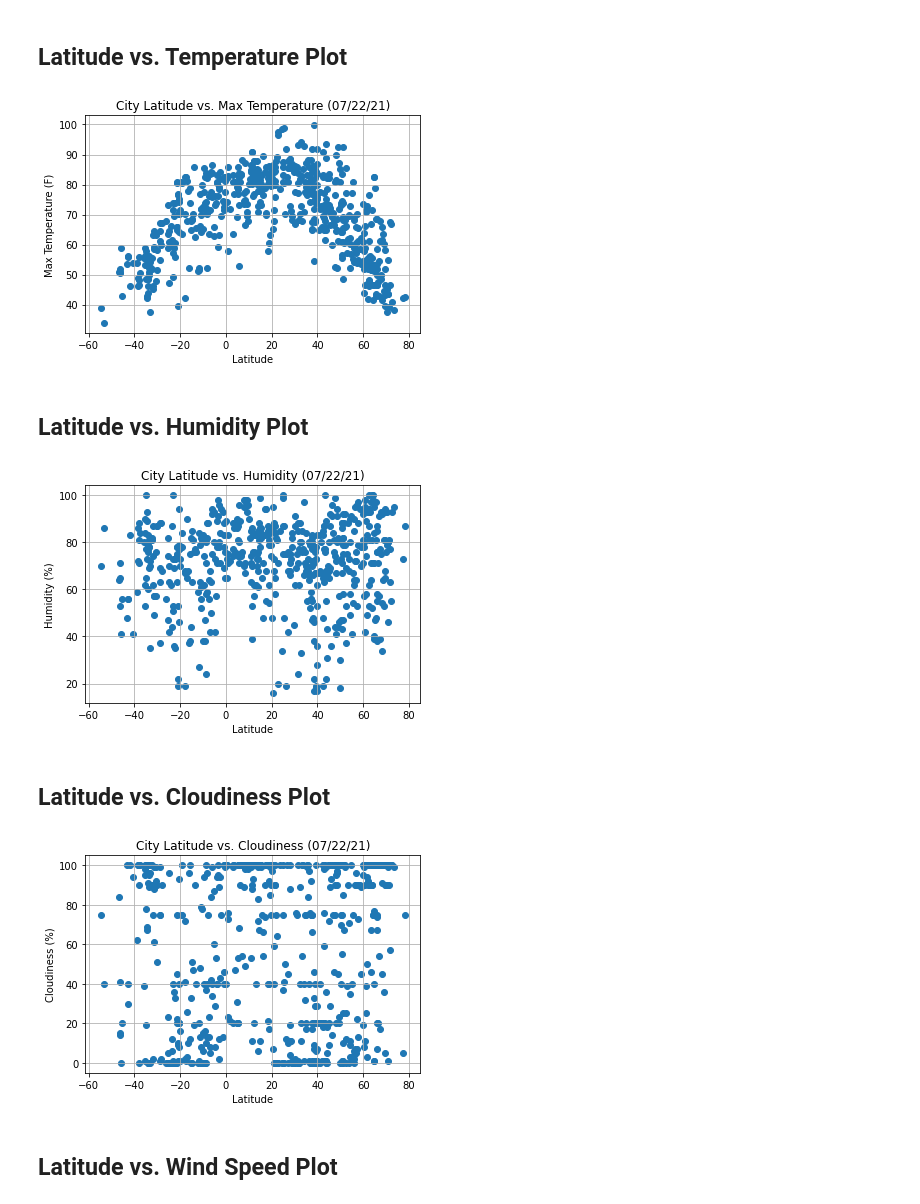
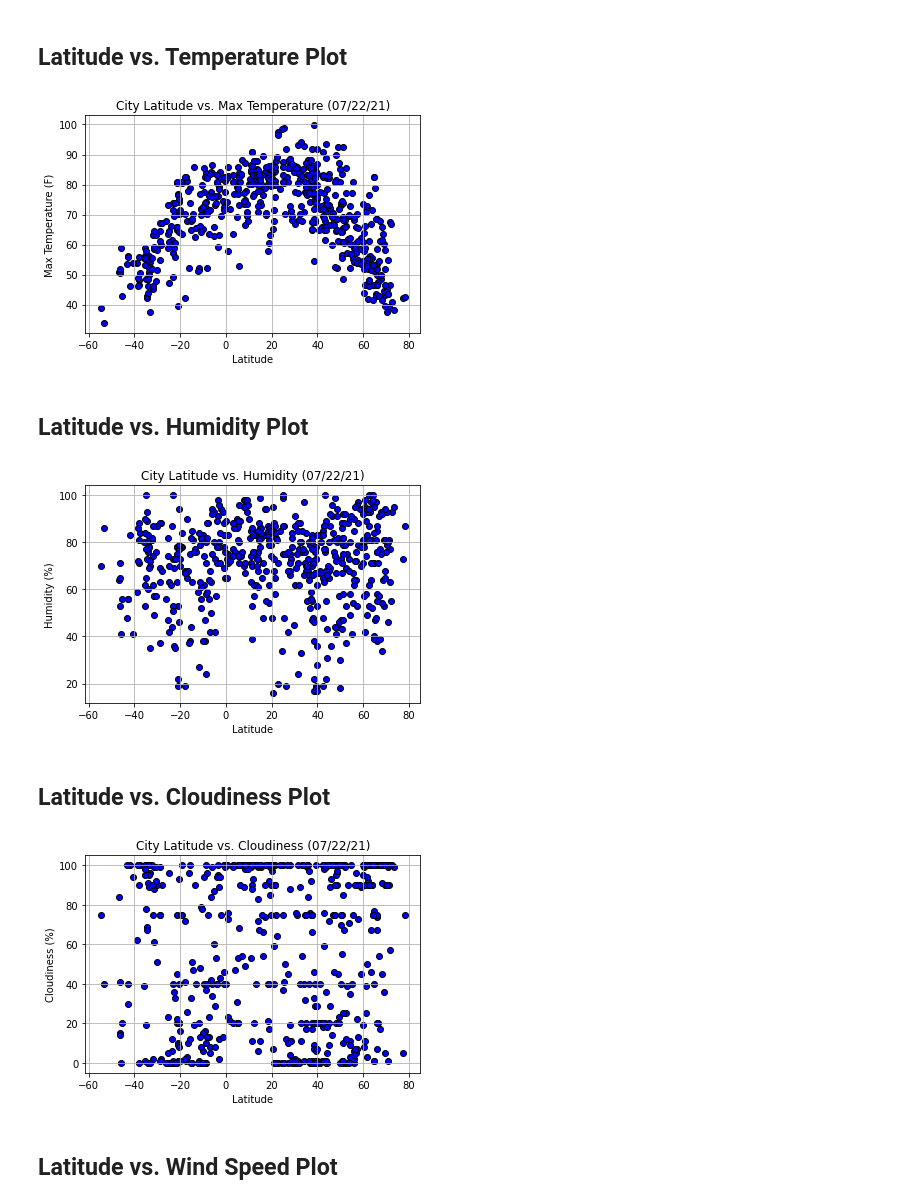
Before and after one commit to cass-john/python-api-challenge, a Jupyter notebook: WeatherPy-updated.ipynb, the cells around one changed output. Drawn from its saved outputs; the diff is of its cells as text; code cells hidden in the pictures.

Commit message:
added face and edge color to scatter plots

```diff
--- a/WeatherPy-updated.ipynb
+++ b/WeatherPy-updated.ipynb
@@ -203,43 +203,44 @@ Int64Index([], dtype='int64')
 # %%
 # Create a Scatter Plot for temperature vs latitude
 #https://nu.bootcampcontent.com/NU-Coding-Bootcamp/nu-chi-data-pt-02-2021-u-c/-/blob/master/01-Lesson-Plans/06-Python-APIs/2/Activities/07-Stu_Weather_Stats/Solved/weather_stats.ipynb
+#https://nu.bootcampcontent.com/NU-Coding-Bootcamp/nu-chi-data-pt-02-2021-u-c/-/blob/master/01-Lesson-Plans/05-Matplotlib/1/Activities/11-Ins_ScatterPlots/Solved/scatter_plot.ipynb
 
 x_values = weather_df['Lat']
 y_values = weather_df['Max Temp']
 plt.title("City Latitude vs. Max Temperature (07/22/21)")
-plt.scatter(x_values,y_values)
+plt.scatter(x_values,y_values, marker="o", facecolors="blue", edgecolors="black")
 plt.xlabel('Latitude')
 plt.ylabel('Max Temperature (F)')
 plt.grid(True)
 plt.show()
 # %% [output]
-[figure, old version]
+[figure, new version]
 # %% [markdown]
 ## Latitude vs. Humidity Plot
 # %%
 x_values = weather_df['Lat']
 y_values = weather_df['Humidity']
 plt.title("City Latitude vs. Humidity (07/22/21)")
-plt.scatter(x_values,y_values)
+plt.scatter(x_values,y_values, marker="o", facecolors="blue", edgecolors="black")
 plt.xlabel('Latitude')
 plt.ylabel('Humidity (%)')
 plt.grid(True)
 plt.show()
 # %% [output]
-[figure, old version]
+[figure, new version]
 # %% [markdown]
 ## Latitude vs. Cloudiness Plot
 # %%
 x_values = weather_df['Lat']
 y_values = weather_df['Cloudiness']
 plt.title("City Latitude vs. Cloudiness (07/22/21)")
-plt.scatter(x_values,y_values)
+plt.scatter(x_values,y_values, marker="o", facecolors="blue", edgecolors="black")
 plt.xlabel('Latitude')
 plt.ylabel('Cloudiness (%)')
 plt.grid(True)
 plt.show()
 # %% [output]
-[figure, old version]
+[figure, new version]
 # %% [markdown]
 ## Latitude vs. Wind Speed Plot
 # %%
```
Also changed, not shown: parts of 1 cell of this notebook.
